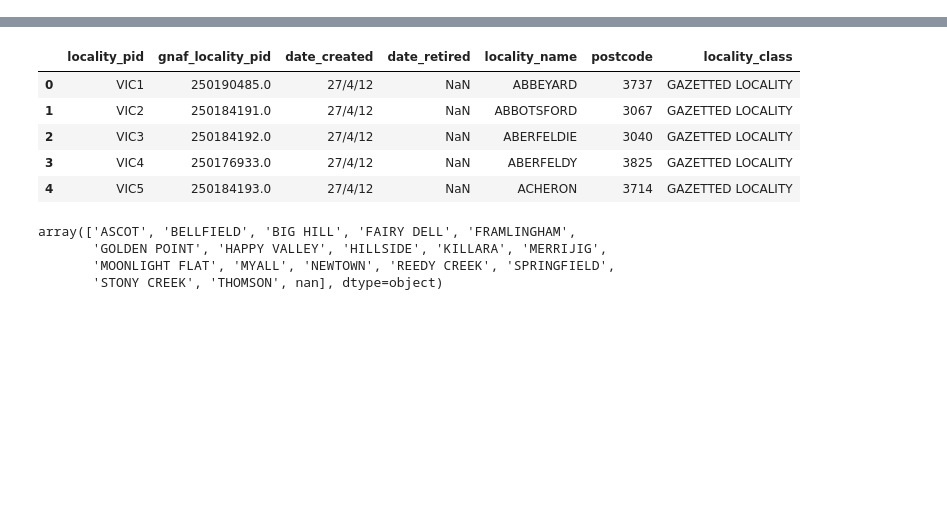
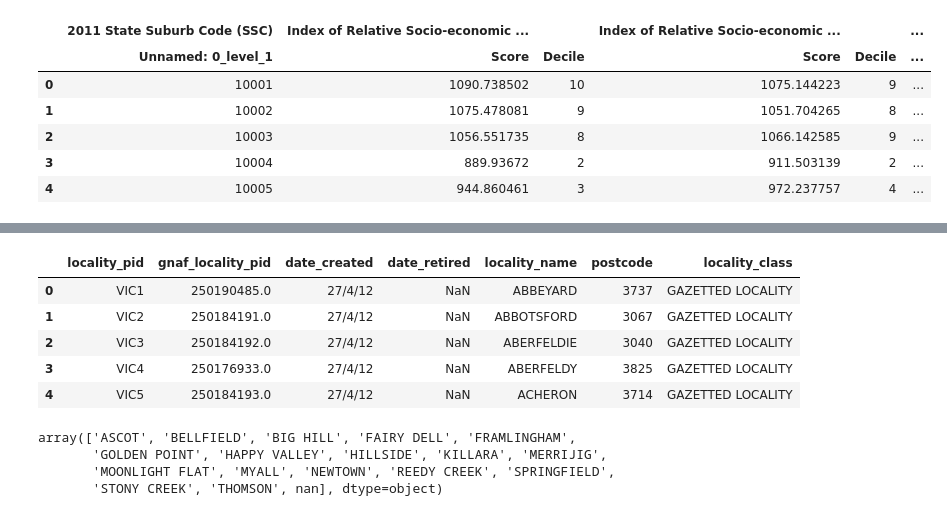
Before and after one commit to rbturnbull/ausdex, a Jupyter notebook: notebooks/combining seifa data.ipynb, the cells around one changed output, grey strips where cells are left out. Drawn from its saved outputs; the diff is of its cells as text; code cells hidden in the pictures; blank space fills up the shorter version.

```diff
--- a/notebooks/combining seifa data.ipynb
+++ b/notebooks/combining seifa data.ipynb
@@ -7,0 +38,11 @@ links = get_data_links()
+# %%
+df_2011 = load_xls_data('seifa_suburb_2011', sheet_name = 'Table 1', header=[4,5])
+df_2011.head()
+# %% [output]
+|  | 2011 State Suburb Code (SSC) | Index of Relative Socio-economic ... |  | Index of Relative Socio-economic ... |  | ... |
+|  | Unnamed: 0_level_1 | Score | Decile | Score | Decile | ... |
+| 0 | 10001 | 1090.738502 | 10 | 1075.144223 | 9 | ... |
+| 1 | 10002 | 1075.478081 | 9 | 1051.704265 | 8 | ... |
+| 2 | 10003 | 1056.551735 | 8 | 1066.142585 | 9 | ... |
+| 3 | 10004 | 889.93672 | 2 | 911.503139 | 2 | ... |
+| 4 | 10005 | 944.860461 | 3 | 972.237757 | 4 | ... |
```
Also changed, not shown: parts of 5 cells of this notebook, 9 other files.
